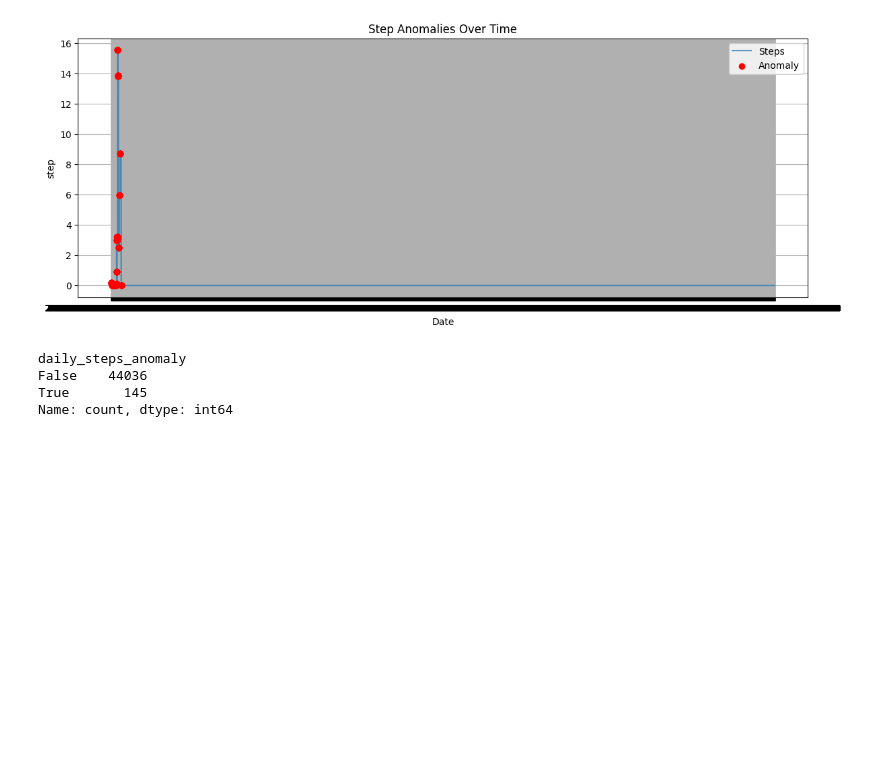
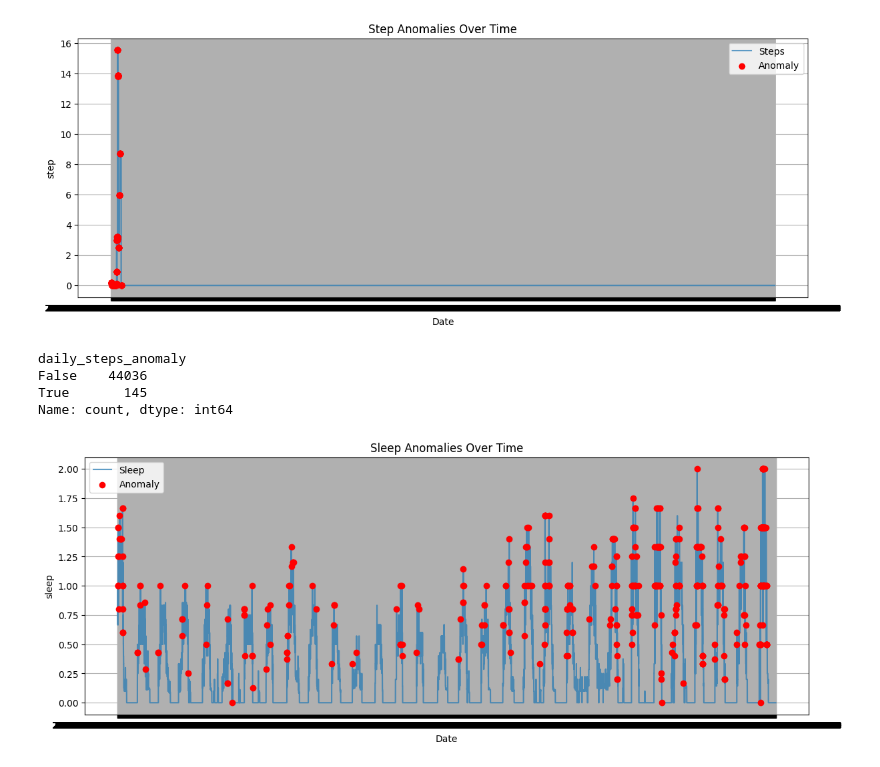
Before and after one commit to suhaani1/FitPulse-Health-Anomaly-Detection-from-Fitness-Devices, a Jupyter notebook: Milestone3/anomaly_detection.ipynb, the cells around one changed output. Saved outputs shown, nothing was run; the diff lists cells and outputs as text; code cells hidden in the pictures; blank space fills up the shorter version.

```diff
--- a/Milestone3/anomaly_detection.ipynb
+++ b/Milestone3/anomaly_detection.ipynb
@@ -527,3 +527,29 @@ daily_steps_anomaly
 False    44036
 True       145
 Name: count, dtype: int64
+# %%
+plt.figure(figsize=(14,5))
+
+plt.plot(
+    df["date"],
+    df["hours_sleep"],
+    label="Sleep",
+    alpha=0.7
+)
+
+plt.scatter(
+    df[df["hours_sleep_anomaly"]]["date"],
+    df[df["hours_sleep_anomaly"]]["hours_sleep"],
+    color="red",
+    label="Anomaly",
+    zorder=3
+)
+
+plt.title("Sleep Anomalies Over Time")
+plt.xlabel("Date")
+plt.ylabel("sleep")
+plt.legend()
+plt.grid(True)
+plt.show()
+# %% [output]
+[figure, added]
```
